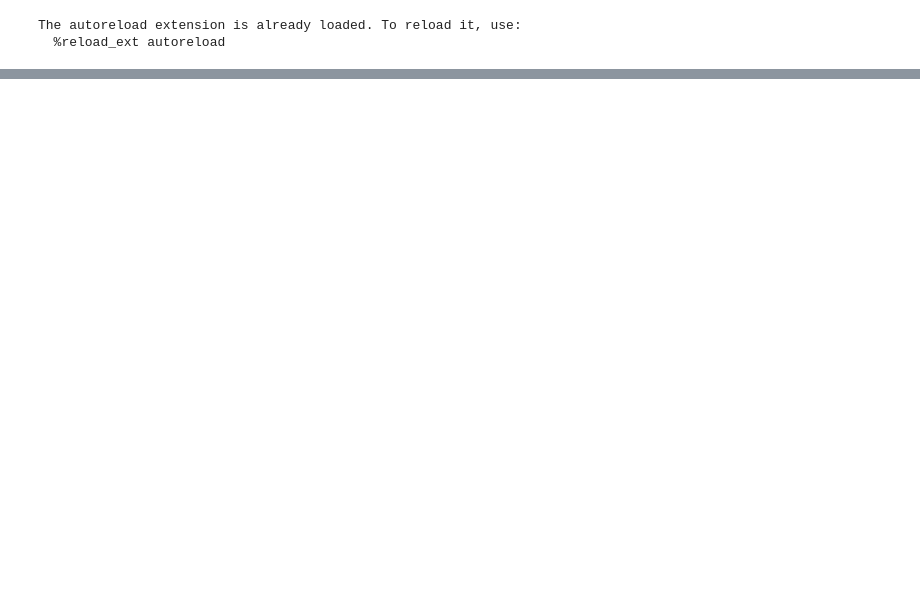
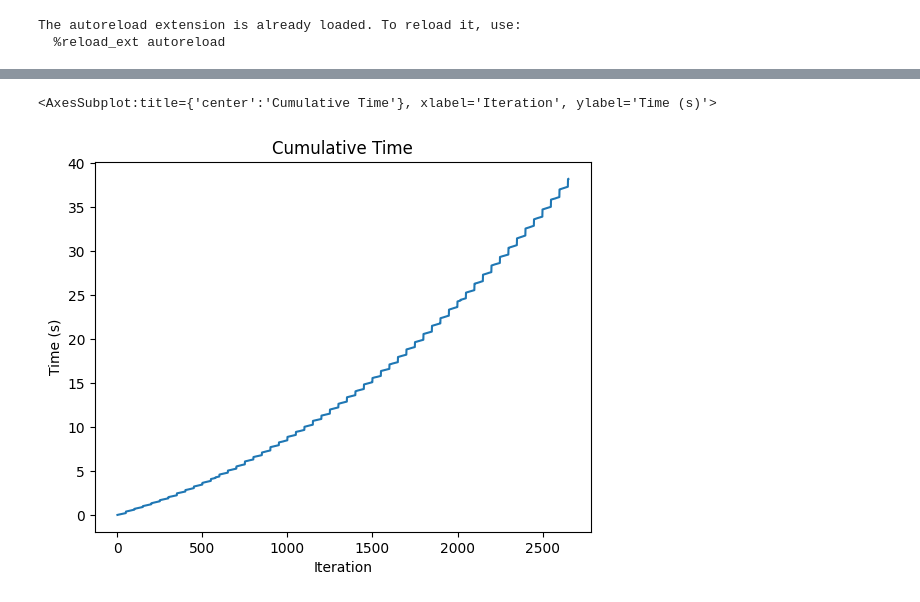
Before and after one commit to ml4ai/funman, a Jupyter notebook: notebooks/2d_param_synth.ipynb, the cells around one changed output, grey strips where cells are left out. Cells and saved outputs as stored; diff of their text form; code cells hidden in the pictures; blank space fills up the shorter version.

```diff
--- a/notebooks/2d_param_synth.ipynb
+++ b/notebooks/2d_param_synth.ipynb
@@ -47,0 +56,6 @@ result = fm.solve(scenario)
+# %%
+timing = pd.Series(data=result.result[3].iteration_time)
+timing.dt.total_seconds().cumsum().plot(title="Cumulative Time", xlabel="Iteration", ylabel="Time (s)")
+# %% [output]
+<AxesSubplot:title={'center':'Cumulative Time'}, xlabel='Iteration', ylabel='Time (s)'>
+[figure, added]
```
Also changed, not shown: parts of 4 cells of this notebook, 2 other files.
